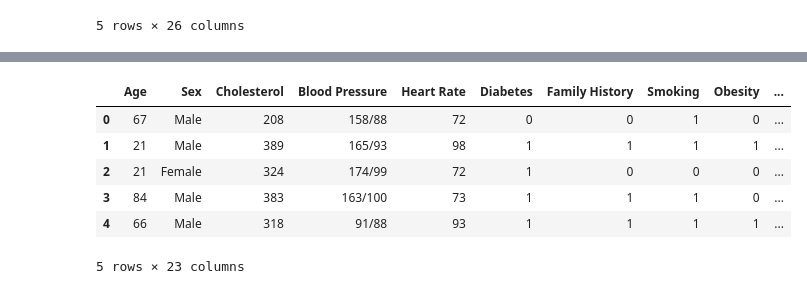
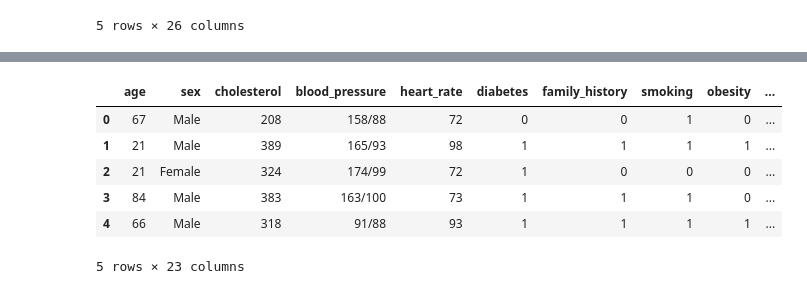
Before and after one commit to KeluargaBerencana-Hackfest/Cordova-ML, a Jupyter notebook: model.ipynb, the cells around one changed output, grey strips where cells are left out. Drawn from its saved outputs; the diff is of its cells as text; code cells hidden in the pictures.

```diff
--- a/model.ipynb
+++ b/model.ipynb
@@ -13,3 +30,30 @@ df.head()
 | 3 | JLN3497 | 84 | Male | 383 | 163/100 | 73 | 1 | 1 | ... |
 | 4 | GFO8847 | 66 | Male | 318 | 91/88 | 93 | 1 | 1 | ... |
 5 rows × 26 columns
+# %%
+df = df.rename(columns={'Patient ID' : 'patient_id',
+                        'Age' : 'age',
+                        'Sex' : 'sex',
+                        'Blood Pressure' : 'blood_pressure',
+                        'Cholesterol' : 'cholesterol',
+                        'Heart Rate' : 'heart_rate',
+                        'Diabetes' : 'diabetes',
+                        'Family History' : 'family_history',
+                        'Smoking' : 'smoking',
+                        'Obesity' : 'obesity',
+                        'Alcohol Consumption' : 'alcohol_consumption',
+                        'Exercise Hours Per Week' : 'exercise_hours_per_week',
+                        'Diet' : 'diet',
+                        'Previous Heart Problems' : 'previous_heart_problems',
+                        'Medication Use' : 'medication_user',
+                        'Stress Level' : 'stress_level',
+                        'Sedentary Hours Per Day' : 'sedentary_hours_per_day',
+                        'BMI' : 'bmi',
+                        'Triglycerides' : 'triglycerides',
+                        'Physical Activity Days Per Week' : 'physical_activity_days_per_week',
+                        'Sleep Hours Per Day' : 'sleep_hours_per_day',
+                        'Country' : 'country',
+                        'Continent' : 'continent',
+                        'Hemisphere' : 'hemisphere',
+                        'Income' : 'income',
+                        'Heart Attack Risk' : 'heart_attack_risk'})
@@ -16,8 +70,8 @@ df.head()
 # %%
-df = df.drop(['Patient ID', 'Country', 'Income'], axis=1)
+df = df.drop(['patient_id', 'country', 'income'], axis=1)
 df.head()
 # %% [output]
-|  | Age | Sex | Cholesterol | Blood Pressure | Heart Rate | Diabetes | Family History | Smoking | Obesity | ... |
+|  | age | sex | cholesterol | blood_pressure | heart_rate | diabetes | family_history | smoking | obesity | ... |
 | 0 | 67 | Male | 208 | 158/88 | 72 | 0 | 0 | 1 | 0 | ... |
 | 1 | 21 | Male | 389 | 165/93 | 98 | 1 | 1 | 1 | 1 | ... |
 | 2 | 21 | Female | 324 | 174/99 | 72 | 1 | 0 | 0 | 0 | ... |
```
Also changed, not shown: parts of 20 cells of this notebook.
